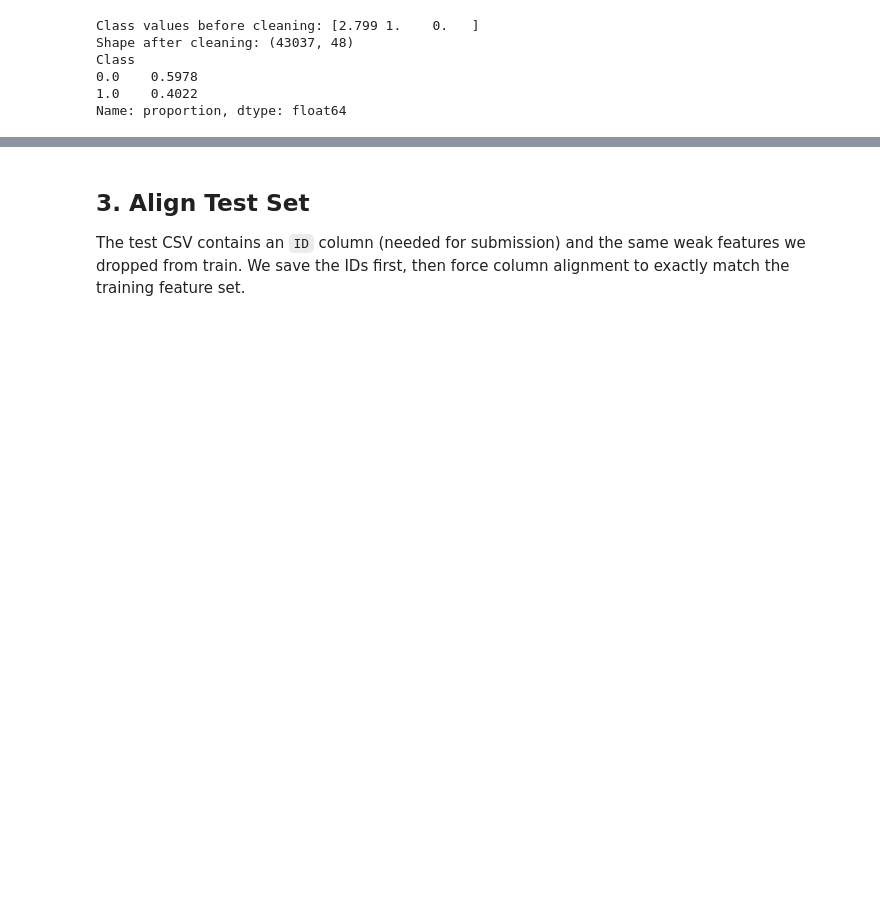
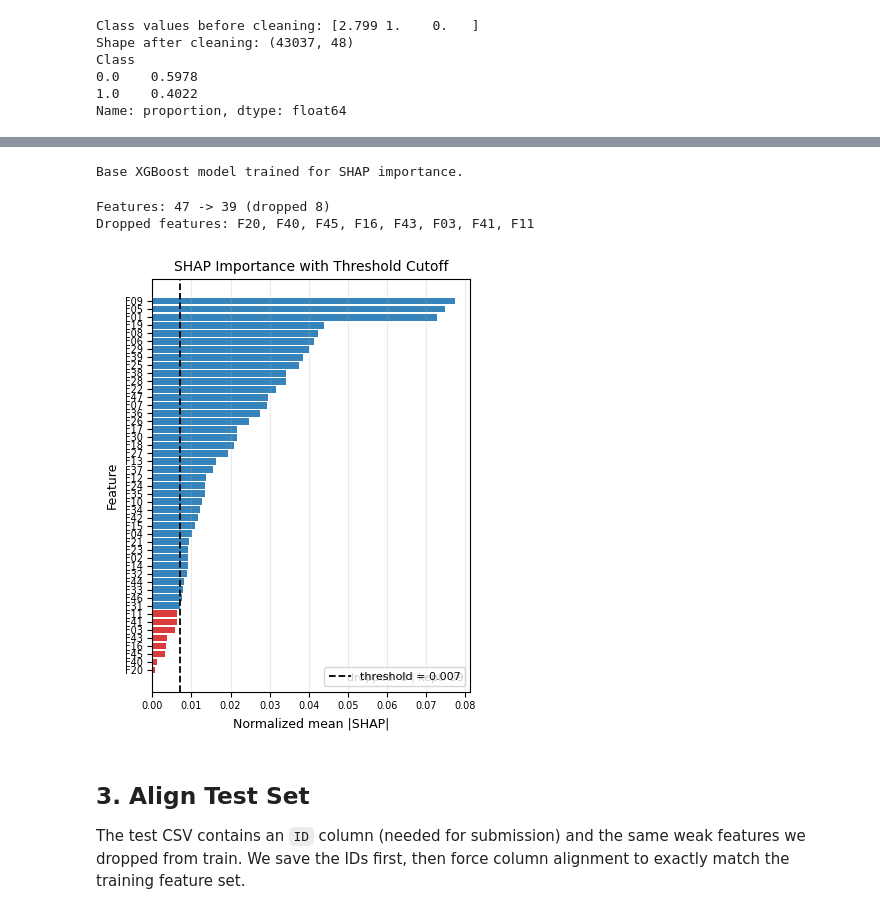
Before and after one commit to AmERonX/ml-challenge-dataset, a Jupyter notebook: notebook.ipynb, the cells around one changed output, grey strips where cells are left out. Cells and saved outputs as stored; diff of their text form; code cells hidden in the pictures; blank space fills up the shorter version.

```diff
--- a/notebook.ipynb
+++ b/notebook.ipynb
@@ -61,3 +57,73 @@ Features: 47 -> 40 (dropped 7)
+# %%
+x = train.drop(columns=["Class"])
+y = train["Class"]
+
+try:
+    import shap
+except ImportError as exc:
+    raise ImportError(
+        "SHAP is required for this step. Install dependencies with `pip install -r requirements.txt` and rerun."
+    ) from exc
+
+# Preliminary XGBoost model for SHAP attribution only.
+base_model = xgb.XGBClassifier(
+    n_estimators=500,
+    learning_rate=0.05,
+    max_depth=5,
+    subsample=0.8,
+    colsample_bytree=0.8,
+    eval_metric="logloss",
+    random_state=42
+)
+base_model.fit(x, y)
+print("Base XGBoost model trained for SHAP importance.")
+# %% [output]
+Base XGBoost model trained for SHAP importance.
+# %%
+explainer = shap.TreeExplainer(base_model)
+shap_values = explainer.shap_values(x)
+
+if isinstance(shap_values, list):
+    shap_values = shap_values[1] if len(shap_values) > 1 else shap_values[0]
+
+shap_importance = pd.Series(np.abs(shap_values).mean(axis=0), index=x.columns)
+shap_importance = shap_importance / shap_importance.sum()
+
+threshold = 0.007
+
+weak_features = shap_importance[shap_importance < threshold].sort_values().index.tolist()
+x_reduced = x.drop(columns=weak_features)
+
+print(f"Features: {x.shape[1]} -> {x_reduced.shape[1]} (dropped {len(weak_features)})")
+print("Dropped features:", ", ".join(weak_features) if weak_features else "None")
+# %% [output]
+Features: 47 -> 39 (dropped 8)
+Dropped features: F20, F40, F45, F16, F43, F03, F41, F11
+# %%
+# Compact SHAP importance chart with cutoff threshold.
+ranked_imp = shap_importance.sort_values(ascending=True)
+bar_colors = ["#d62728" if v < threshold else "#1f77b4" for v in ranked_imp.values]
+
+fig, ax = plt.subplots(figsize=(4, 5))
+ax.barh(ranked_imp.index, ranked_imp.values, color=bar_colors, alpha=0.9)
+ax.axvline(threshold, color="black", linestyle="--", linewidth=1.3,
+           label=f"threshold = {threshold:.3f}")
+ax.set_title("SHAP Importance with Threshold Cutoff", fontsize=10)
+ax.set_xlabel("Normalized mean |SHAP|", fontsize=9)
+ax.set_ylabel("Feature", fontsize=9)
+ax.tick_params(axis="both", labelsize=7)
+ax.grid(axis="x", alpha=0.25)
+ax.legend(fontsize=8, loc="lower right")
+
+dropped_n = (ranked_imp < threshold).sum()
+kept_n = len(ranked_imp) - dropped_n
+ax.text(0.98, 0.02, f"dropped: {dropped_n} | kept: {kept_n}",
+        transform=ax.transAxes, ha="right", va="bottom", fontsize=8)
+
+plt.tight_layout()
+plt.show()
+# %% [output]
+[figure, added]
 # %% [markdown]
 ## 3. Align Test Set
 
```
Also changed, not shown: parts of 12 cells of this notebook, 4 other files.
